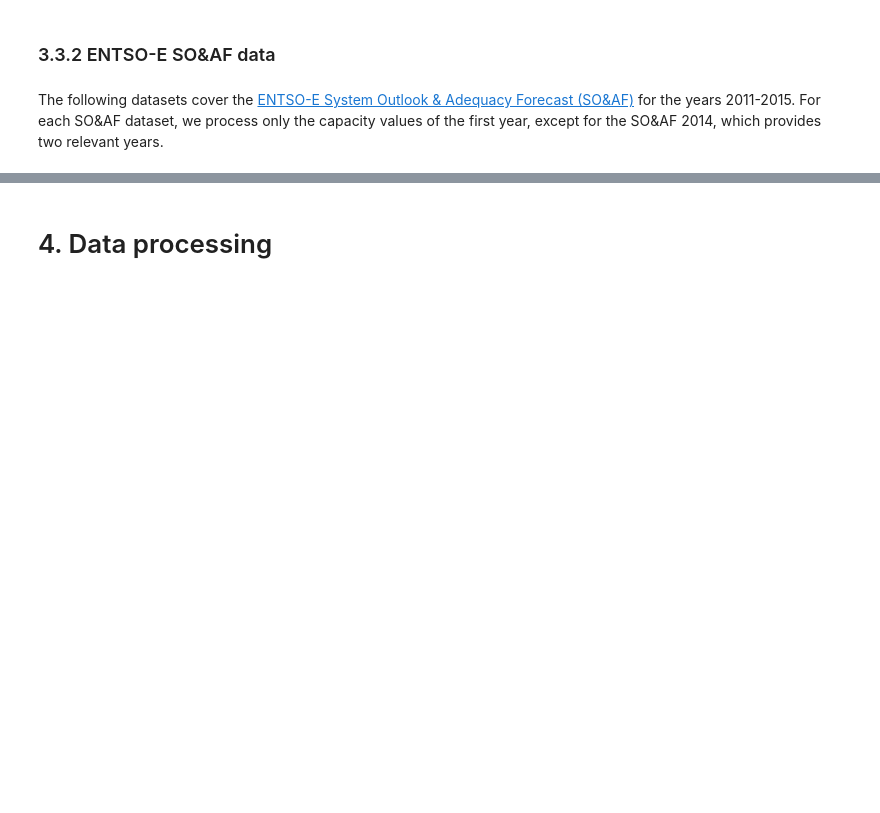
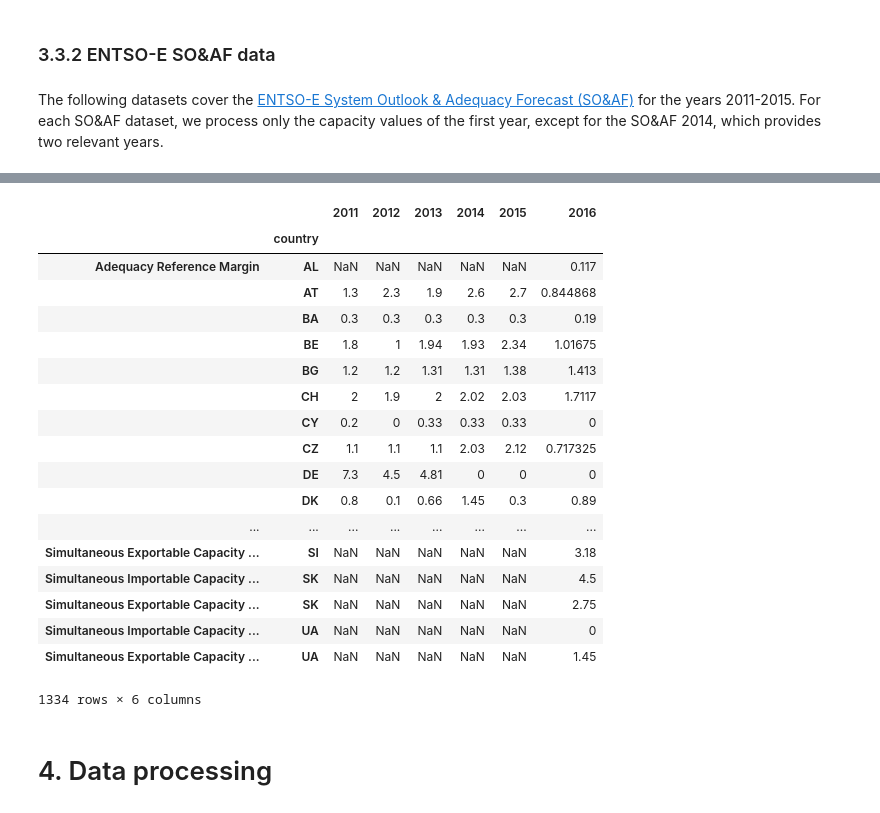
Before and after one commit to Open-Power-System-Data/national_generation_capacity, a Jupyter notebook: processing.ipynb, the cells around one changed output, grey strips where cells are left out. Drawn from its saved outputs; the diff is of its cells as text; code cells hidden in the pictures; blank space fills up the shorter version.

```diff
--- a/processing.ipynb
+++ b/processing.ipynb
@@ -345,6 +411,26 @@ for sheet in list_sheets:
 # %%
 data_soaf = pd.concat([data_soaf_2011,data_soaf_2012,data_soaf_2013,data_soaf_2014,data_soaf_2015], axis=1)
-data_soaf.head()
+data_soaf
+# %% [output]
+|  |  | 2011 | 2012 | 2013 | 2014 | 2015 | 2016 |
+|  | country |  |  |  |  |  |  |
+| Adequacy Reference Margin | AL | NaN | NaN | NaN | NaN | NaN | 0.117 |
+|  | AT | 1.3 | 2.3 | 1.9 | 2.6 | 2.7 | 0.844868 |
+|  | BA | 0.3 | 0.3 | 0.3 | 0.3 | 0.3 | 0.19 |
+|  | BE | 1.8 | 1 | 1.94 | 1.93 | 2.34 | 1.01675 |
+|  | BG | 1.2 | 1.2 | 1.31 | 1.31 | 1.38 | 1.413 |
+|  | CH | 2 | 1.9 | 2 | 2.02 | 2.03 | 1.7117 |
+|  | CY | 0.2 | 0 | 0.33 | 0.33 | 0.33 | 0 |
+|  | CZ | 1.1 | 1.1 | 1.1 | 2.03 | 2.12 | 0.717325 |
+|  | DE | 7.3 | 4.5 | 4.81 | 0 | 0 | 0 |
+|  | DK | 0.8 | 0.1 | 0.66 | 1.45 | 0.3 | 0.89 |
+| ... | ... | ... | ... | ... | ... | ... | ... |
+| Simultaneous Exportable Capacity ... | SI | NaN | NaN | NaN | NaN | NaN | 3.18 |
+| Simultaneous Importable Capacity ... | SK | NaN | NaN | NaN | NaN | NaN | 4.5 |
+| Simultaneous Exportable Capacity ... | SK | NaN | NaN | NaN | NaN | NaN | 2.75 |
+| Simultaneous Importable Capacity ... | UA | NaN | NaN | NaN | NaN | NaN | 0 |
+| Simultaneous Exportable Capacity ... | UA | NaN | NaN | NaN | NaN | NaN | 1.45 |
+1334 rows × 6 columns
 # %% [markdown]
 # 4. Data processing
 # %% [markdown]
```
Also changed, not shown: parts of 25 cells of this notebook, 4 other files.
